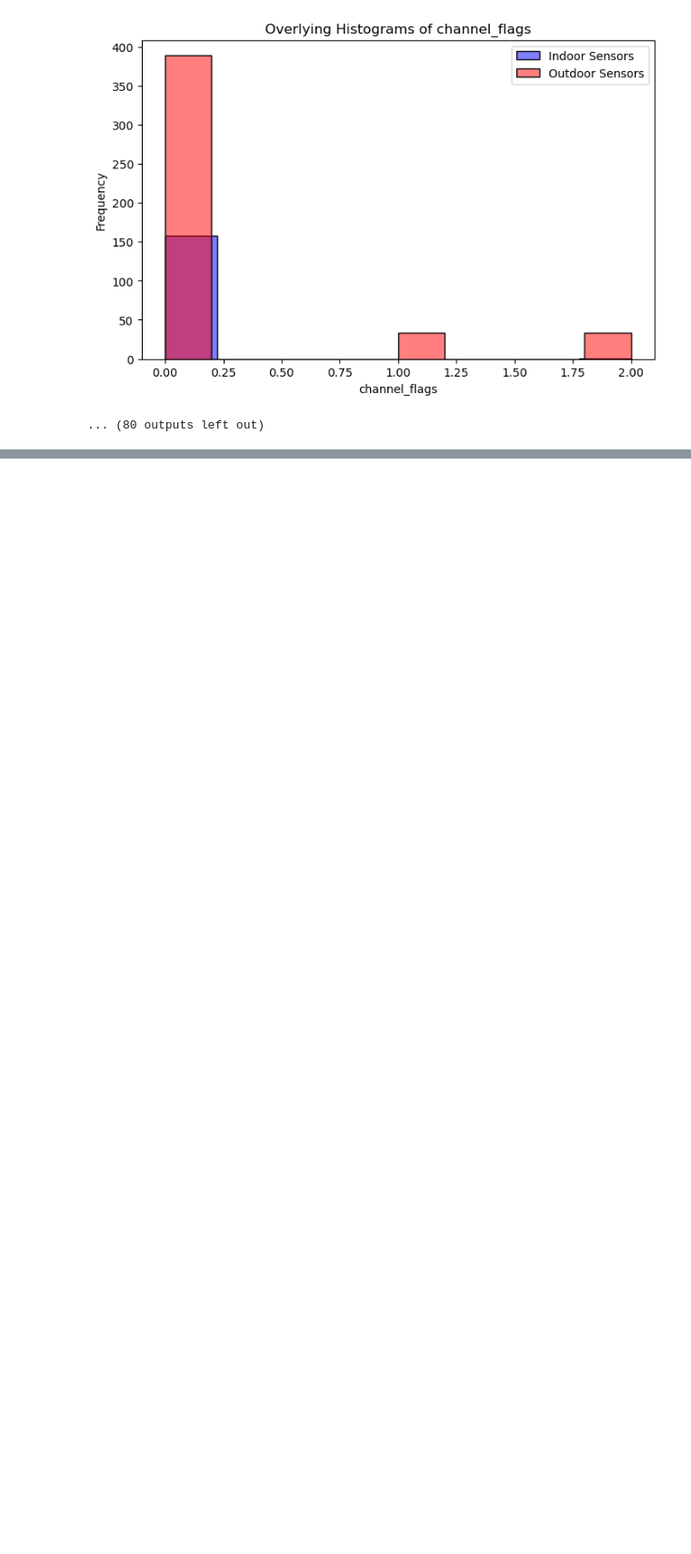
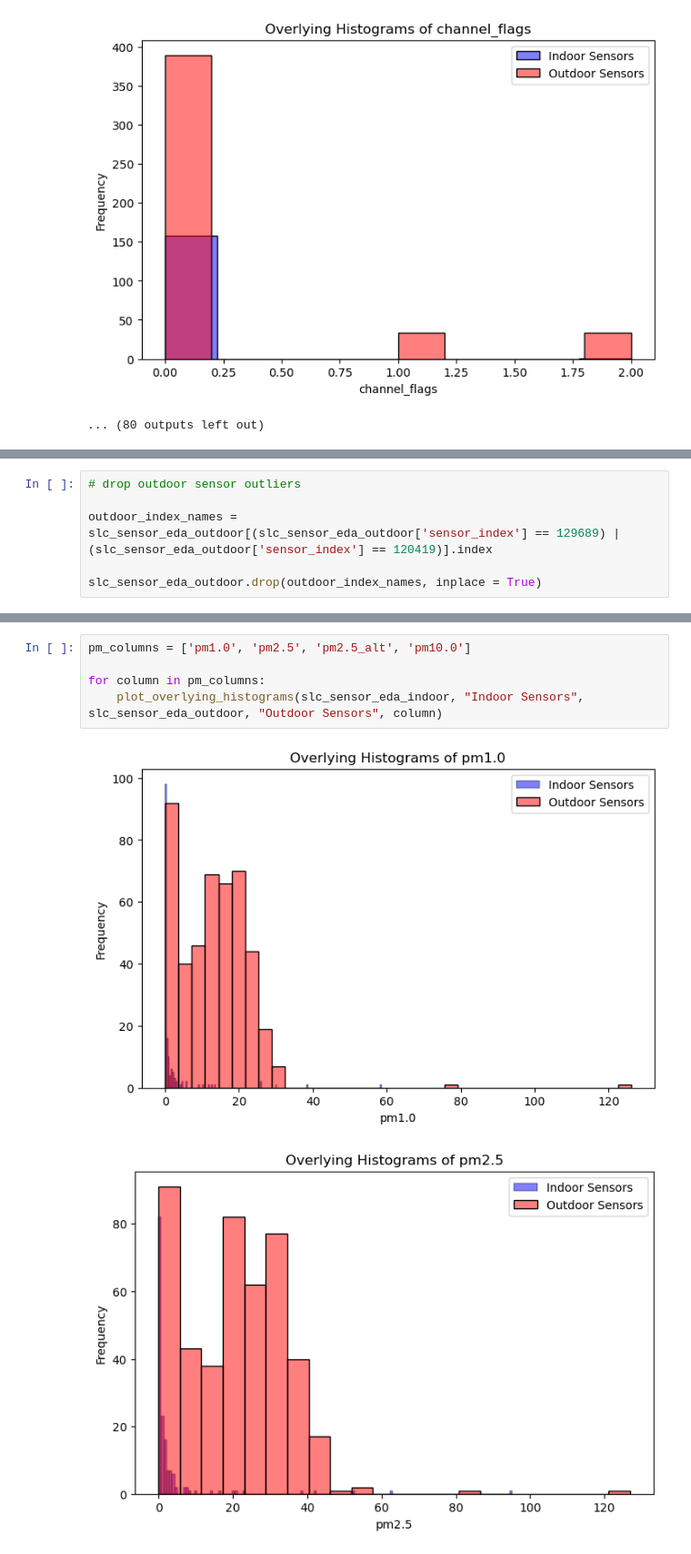
Before and after one commit to jaredfeldman/AI4AQ, a Jupyter notebook: EDA/purple-air/purple-air-eda.ipynb, the cells around one changed output, grey strips where cells are left out. Shown at 91% size. Saved outputs shown, nothing was run; the diff lists cells and outputs as text; blank space fills up the shorter version.

```diff
--- a/EDA/purple-air/purple-air-eda.ipynb
+++ b/EDA/purple-air/purple-air-eda.ipynb
@@ -248,0 +312,6 @@ for column in columns_of_interest:
+# %%
+# drop outdoor sensor outliers
+
+outdoor_index_names = slc_sensor_eda_outdoor[(slc_sensor_eda_outdoor['sensor_index'] == 129689) | (slc_sensor_eda_outdoor['sensor_index'] == 120419)].index
+
+slc_sensor_eda_outdoor.drop(outdoor_index_names, inplace = True)
@@ -248,0 +368,8 @@ for column in columns_of_interest:
+# %%
+pm_columns = ['pm1.0', 'pm2.5', 'pm2.5_alt', 'pm10.0']
+
+for column in pm_columns:
+    plot_overlying_histograms(slc_sensor_eda_indoor, "Indoor Sensors", slc_sensor_eda_outdoor, "Outdoor Sensors", column)
+# %% [output]
+[figure, added]
+[figure, added]
```
Also changed, not shown: parts of 13 cells of this notebook.
